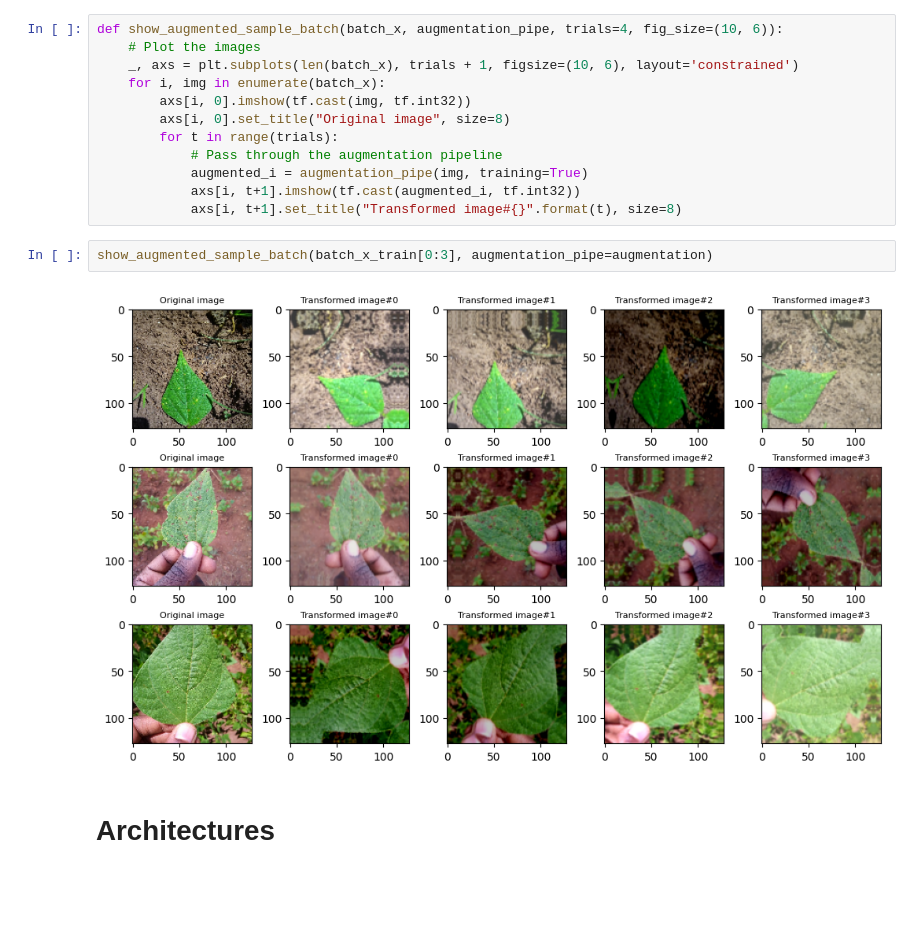
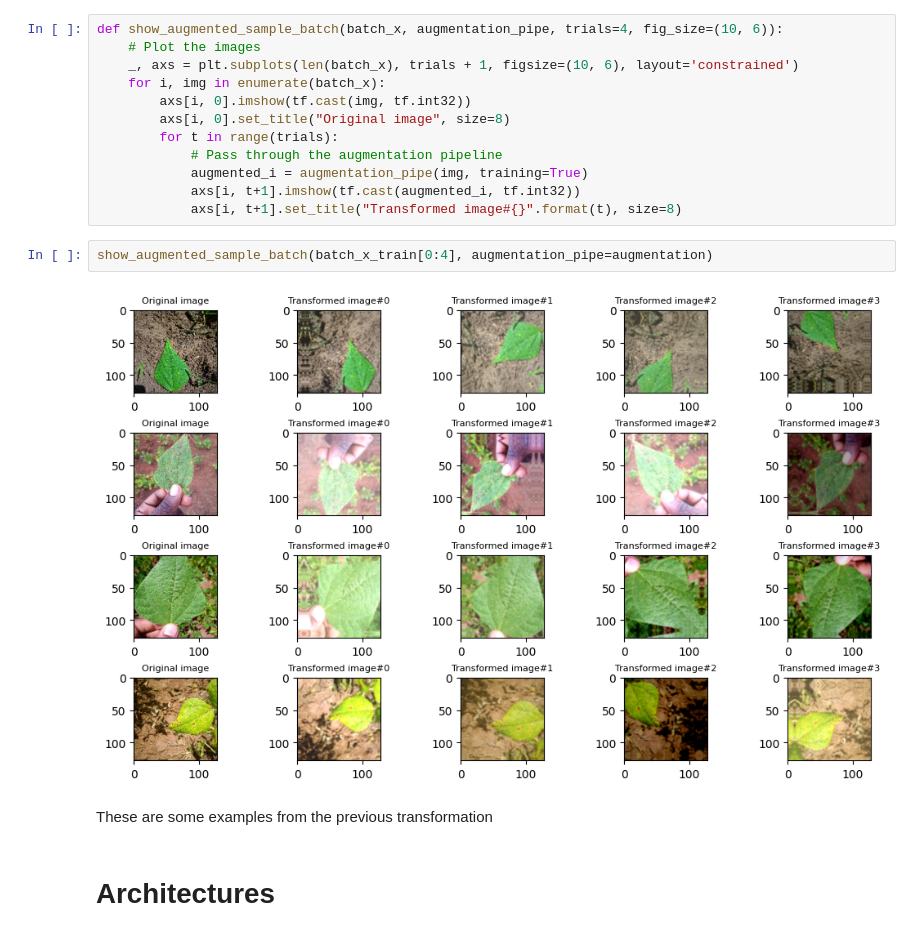
Before and after one commit to iryna-savchuk/DL_project, a Jupyter notebook: 3.model_handcrafted.ipynb, the cells around one changed output. Saved outputs shown, nothing was run; the diff lists cells and outputs as text; blank space fills up the shorter version.

```diff
--- a/3.model_handcrafted.ipynb
+++ b/3.model_handcrafted.ipynb
@@ -175,9 +185,11 @@ def show_augmented_sample_batch(batch_x, augmentation_pipe, trials=4, fig_size=(
             axs[i, t+1].imshow(tf.cast(augmented_i, tf.int32))
             axs[i, t+1].set_title("Transformed image#{}".format(t), size=8)
 # %%
-show_augmented_sample_batch(batch_x_train[0:3], augmentation_pipe=augmentation)
+show_augmented_sample_batch(batch_x_train[0:4], augmentation_pipe=augmentation)
 # %% [output]
-[figure, old version]
+[figure, new version]
+# %% [markdown]
+These are some examples from the previous transformation
 # %% [markdown]
 # Architectures
 # %%
```
Also changed, not shown: parts of 57 cells of this notebook.
